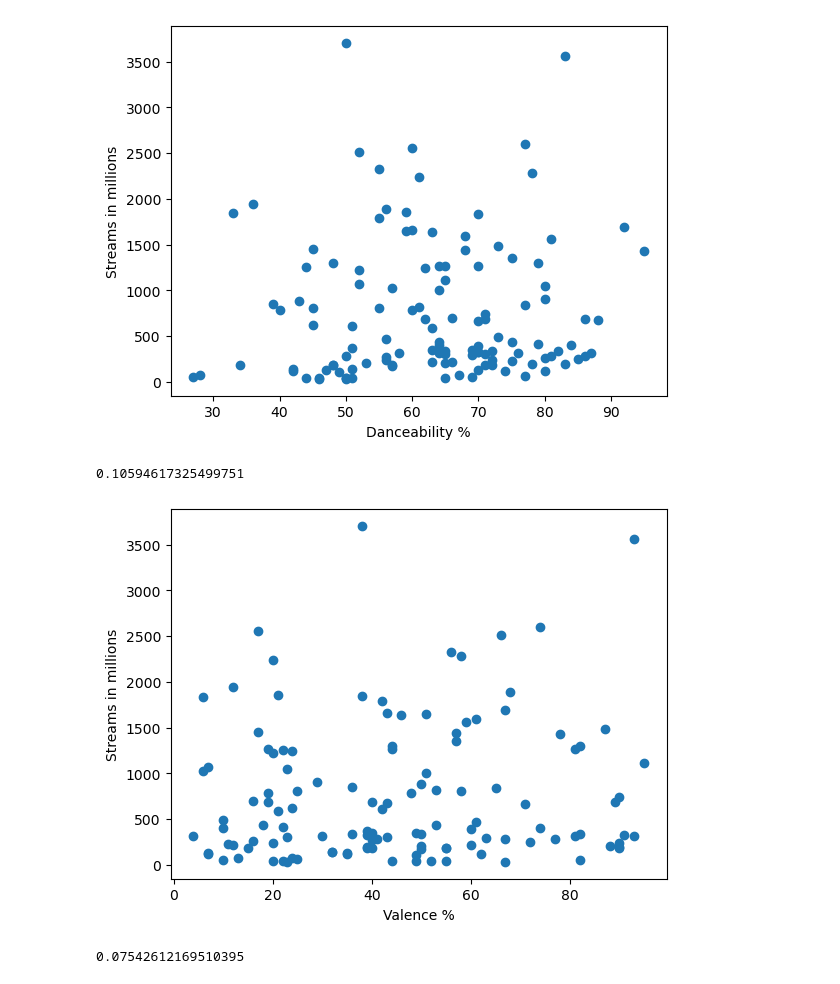
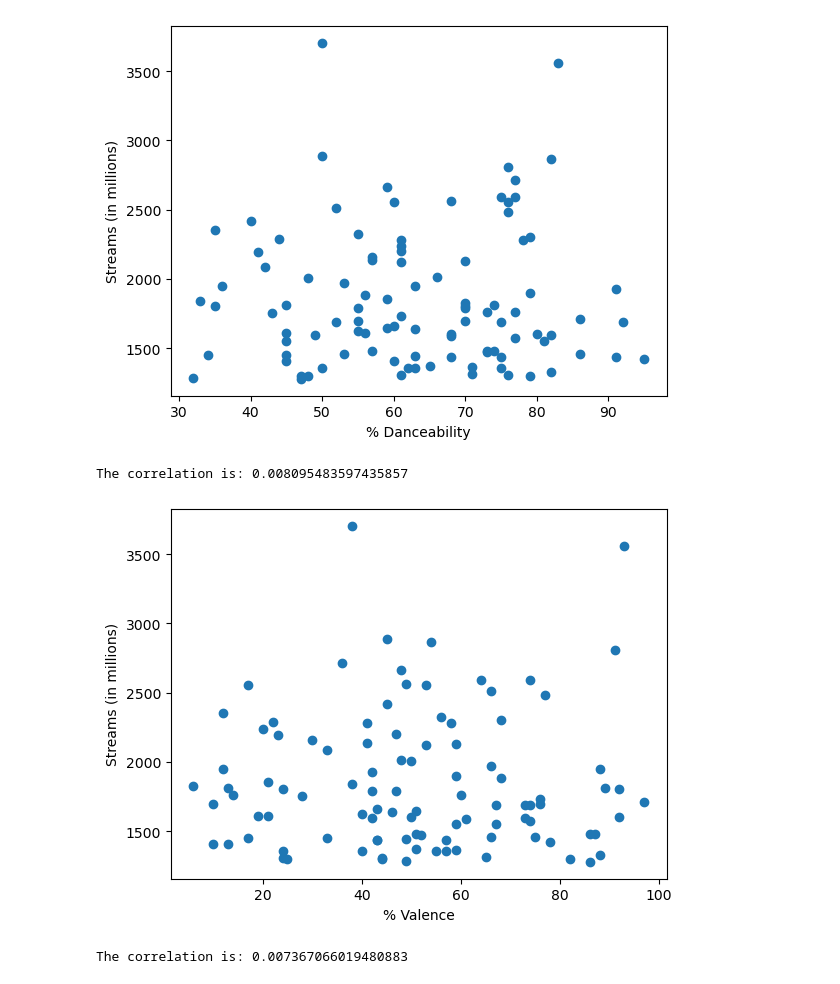
Before and after one commit to luisrodriguezror/project1, a Jupyter notebook: luis.ipynb, the cells around one changed output. Drawn from its saved outputs; the diff is of its cells as text; code cells hidden in the pictures.

```diff
--- a/luis.ipynb
+++ b/luis.ipynb
@@ -8,12 +8,17 @@ file_path = "/Users/luisrodriguez/Desktop/PROYECTOS/project1/spotify-2023.csv"
 
 spotify_data = pd.read_csv(file_path, encoding='latin-1')
 #filtra la información por streams y limpia el dato erroneo del csv
-spotify_df = pd.DataFrame(spotify_data).sort_values(by='streams', ascending=False).reset_index().drop(0).reset_index()
-spotify_df['streams']= spotify_df['streams'].astype('int64')
-#spotify_df['in_deezer_playlists']= spotify_df['in_deezer_playlists'].astype('int64')
-#spotify_df['in_shazam_charts']= spotify_df['in_shazam_charts'].astype('int64')
-#spotify_df['key']= spotify_df['key'].astype('int64')
-#spotify_df['mode']= spotify_df['mode'].astype('int64')
-spotify_df['streams in millions'] = (spotify_df['streams'] / 1000000).round(2)
-spotify_df
+
+spotify_sorted = spotify_data.sort_values(by='streams', ascending=False)
+spotify_sorted = spotify_sorted.drop(spotify_sorted.index[0])
+
+spotify_sorted['streams']= spotify_sorted['streams'].astype('int64')
+
+sorted_df = spotify_sorted.sort_values(by='streams',ascending=False)
+
+sorted_df.reset_index(drop=True)
+
+sorted_df['streams in millions'] = (sorted_df['streams'] / 1000000).round(2)
+
+sorted_df
 # %% [output]
@@ -142,0 +38,5 @@ See the caveats in the documentation: https://pandas.pydata.org/pandas-docs/stab
+# %%
+#Contar los artistas con el top 100
+top_100 = sorted_df.head(100)
+
+top_100.reset_index(drop=True)
@@ -143,27 +75,25 @@ See the caveats in the documentation: https://pandas.pydata.org/pandas-docs/stab
 # %%
-
-#correlación danceability%
-
-plt.scatter(topartists_df['danceability_%'],topartists_df['streams in millions'])
-plt.xlabel('Danceability %')
-plt.ylabel('Streams in millions')
+plt.scatter(top_100["danceability_%"],top_100["streams in millions"])
+plt.xlabel('% Danceability')
+plt.ylabel('Streams (in millions)')
 plt.show()
 
-dance_corr = topartists_df['danceability_%'].corr(topartists_df['streams in millions'], method='spearman')
-dance_corr
+coef_corr = top_100["danceability_%"].corr(top_100["streams in millions"])
+
+print("The correlation is:", coef_corr)
 # %% [output]
-[figure, old version]
+[figure, new version]
-0.10594617325499751
+The correlation is: 0.008095483597435857
 # %%
-plt.scatter(topartists_df['valence_%'],topartists_df['streams in millions'])
-plt.xlabel('Valence %')
-plt.ylabel('Streams in millions')
+plt.scatter(top_100["valence_%"],top_100["streams in millions"])
+plt.xlabel('% Valence')
+plt.ylabel('Streams (in millions)')
 plt.show()
 
+coef_corr = top_100["valence_%"].corr(top_100["streams in millions"])
 
-valence_corr = topartists_df['valence_%'].corr(topartists_df['streams in millions'], method='spearman')
-valence_corr
+print("The correlation is:", coef_corr)
 # %% [output]
-[figure, old version]
+[figure, new version]
-0.07542612169510395
+The correlation is: 0.007367066019480883
 # %%
```
Also changed, not shown: parts of 12 cells of this notebook.
